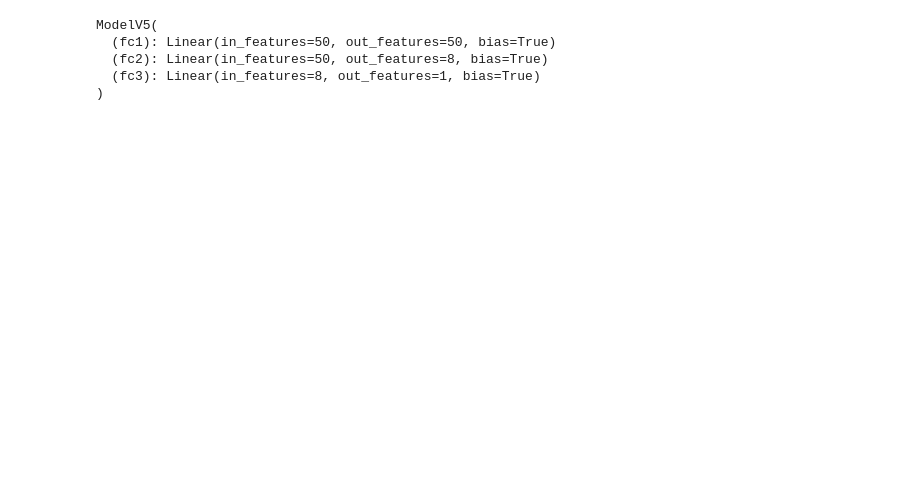
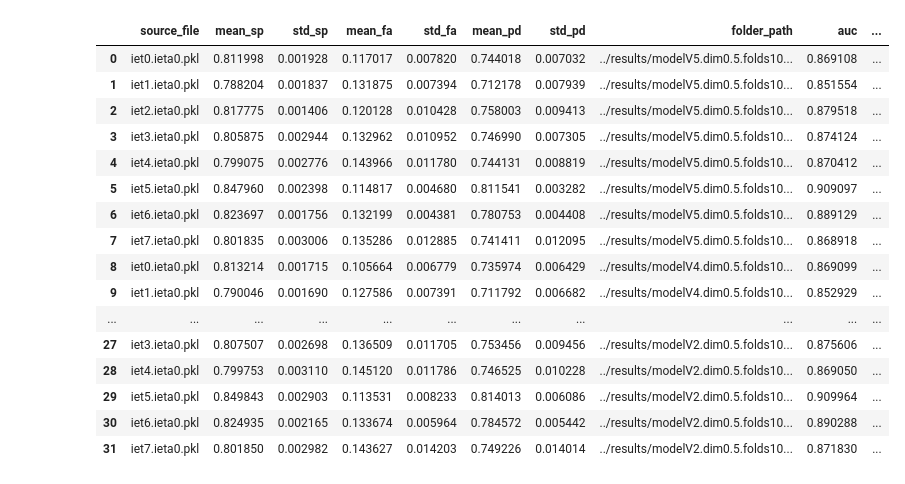
Before and after one commit to Pedrofran682/egamma_master, a Jupyter notebook: notebooks/metrics.ipynb, the cells around one changed output. Drawn from its saved outputs; the diff is of its cells as text; code cells hidden in the pictures; blank space fills up the shorter version.

```diff
--- a/notebooks/metrics.ipynb
+++ b/notebooks/metrics.ipynb
@@ -198,8 +50,63 @@ def get_model(tag: str, input_dim: int) -> nn.Module:
-# %%
-print(get_model("V5", 50))
-# %% [output]
-ModelV5(
-  (fc1): Linear(in_features=50, out_features=50, bias=True)
-  (fc2): Linear(in_features=50, out_features=8, bias=True)
-  (fc3): Linear(in_features=8, out_features=1, bias=True)
-)
+# %%
+all_metrics = []
+folders_to_use = [
+    "../results/modelV5.dim0.5.folds10_id20251126183757",
+    "../results/modelV4.dim0.5.folds10_id20251125151554",
+    "../results/modelV3.dim0.5.folds10_id20251117001936",
+    "../results/modelV2.dim0.5.folds10_id20251120131323",
+]
+for folder_path in folders_to_use:
+    current_results = get_results(folder_path)
+    all_metrics  = all_metrics + current_results
+# %%
+def extract_percentage(row) -> str:
+    match = re.search(r"dim(\d+\.\d+)", row['folder_path'])
+    if match:
+        return match.group(1)
+    return None # Retorna None se o padrão não for encontrado
+
+def extract_model_name(row) -> str:
+    match = re.search(r"(modelV\d+)", row['folder_path'])
+    if match:
+        return match.group(1)
+    return None
+
+def extract_et(row) -> str:
+    match = re.search(r"iet(\d+)\.ieta(\d+)", row['source_file'])
+    if match:
+        return int(match.group(1))
+    return None
+
+def extract_eta(row) -> str:
+    match = re.search(r"iet(\d+)\.ieta(\d+)", row['source_file'])
+    if match:
+        # Note: Aqui usamos o grupo 2 da mesma expressão regular
+        return int(match.group(2))
+    return None
+# %%
+df = pd.DataFrame(all_metrics)
+
+df['percentage'] = df.apply(extract_percentage, axis=1)
+df['model_name'] = df.apply(extract_model_name, axis=1)
+df['et'] = df.apply(extract_et, axis=1)
+df['eta'] = df.apply(extract_eta, axis=1)
+# %%
+df
+# %% [output]
+|  | source_file | mean_sp | std_sp | mean_fa | std_fa | mean_pd | std_pd | folder_path | auc | ... |
+| 0 | iet0.ieta0.pkl | 0.811998 | 0.001928 | 0.117017 | 0.007820 | 0.744018 | 0.007032 | ../results/modelV5.dim0.5.folds10... | 0.869108 | ... |
+| 1 | iet1.ieta0.pkl | 0.788204 | 0.001837 | 0.131875 | 0.007394 | 0.712178 | 0.007939 | ../results/modelV5.dim0.5.folds10... | 0.851554 | ... |
+| 2 | iet2.ieta0.pkl | 0.817775 | 0.001406 | 0.120128 | 0.010428 | 0.758003 | 0.009413 | ../results/modelV5.dim0.5.folds10... | 0.879518 | ... |
+| 3 | iet3.ieta0.pkl | 0.805875 | 0.002944 | 0.132962 | 0.010952 | 0.746990 | 0.007305 | ../results/modelV5.dim0.5.folds10... | 0.874124 | ... |
+| 4 | iet4.ieta0.pkl | 0.799075 | 0.002776 | 0.143966 | 0.011780 | 0.744131 | 0.008819 | ../results/modelV5.dim0.5.folds10... | 0.870412 | ... |
+| 5 | iet5.ieta0.pkl | 0.847960 | 0.002398 | 0.114817 | 0.004680 | 0.811541 | 0.003282 | ../results/modelV5.dim0.5.folds10... | 0.909097 | ... |
+| 6 | iet6.ieta0.pkl | 0.823697 | 0.001756 | 0.132199 | 0.004381 | 0.780753 | 0.004408 | ../results/modelV5.dim0.5.folds10... | 0.889129 | ... |
+| 7 | iet7.ieta0.pkl | 0.801835 | 0.003006 | 0.135286 | 0.012885 | 0.741411 | 0.012095 | ../results/modelV5.dim0.5.folds10... | 0.868918 | ... |
+| 8 | iet0.ieta0.pkl | 0.813214 | 0.001715 | 0.105664 | 0.006779 | 0.735974 | 0.006429 | ../results/modelV4.dim0.5.folds10... | 0.869099 | ... |
+| 9 | iet1.ieta0.pkl | 0.790046 | 0.001690 | 0.127586 | 0.007391 | 0.711792 | 0.006682 | ../results/modelV4.dim0.5.folds10... | 0.852929 | ... |
+| ... | ... | ... | ... | ... | ... | ... | ... | ... | ... | ... |
+| 27 | iet3.ieta0.pkl | 0.807507 | 0.002698 | 0.136509 | 0.011705 | 0.753456 | 0.009456 | ../results/modelV2.dim0.5.folds10... | 0.875606 | ... |
+| 28 | iet4.ieta0.pkl | 0.799753 | 0.003110 | 0.145120 | 0.011786 | 0.746525 | 0.010228 | ../results/modelV2.dim0.5.folds10... | 0.869050 | ... |
+| 29 | iet5.ieta0.pkl | 0.849843 | 0.002903 | 0.113531 | 0.008233 | 0.814013 | 0.006086 | ../results/modelV2.dim0.5.folds10... | 0.909964 | ... |
+| 30 | iet6.ieta0.pkl | 0.824935 | 0.002165 | 0.133674 | 0.005964 | 0.784572 | 0.005442 | ../results/modelV2.dim0.5.folds10... | 0.890288 | ... |
+| 31 | iet7.ieta0.pkl | 0.801850 | 0.002982 | 0.143627 | 0.014203 | 0.749226 | 0.014014 | ../results/modelV2.dim0.5.folds10... | 0.871830 | ... |
```
Also changed, not shown: parts of 6 cells of this notebook.
